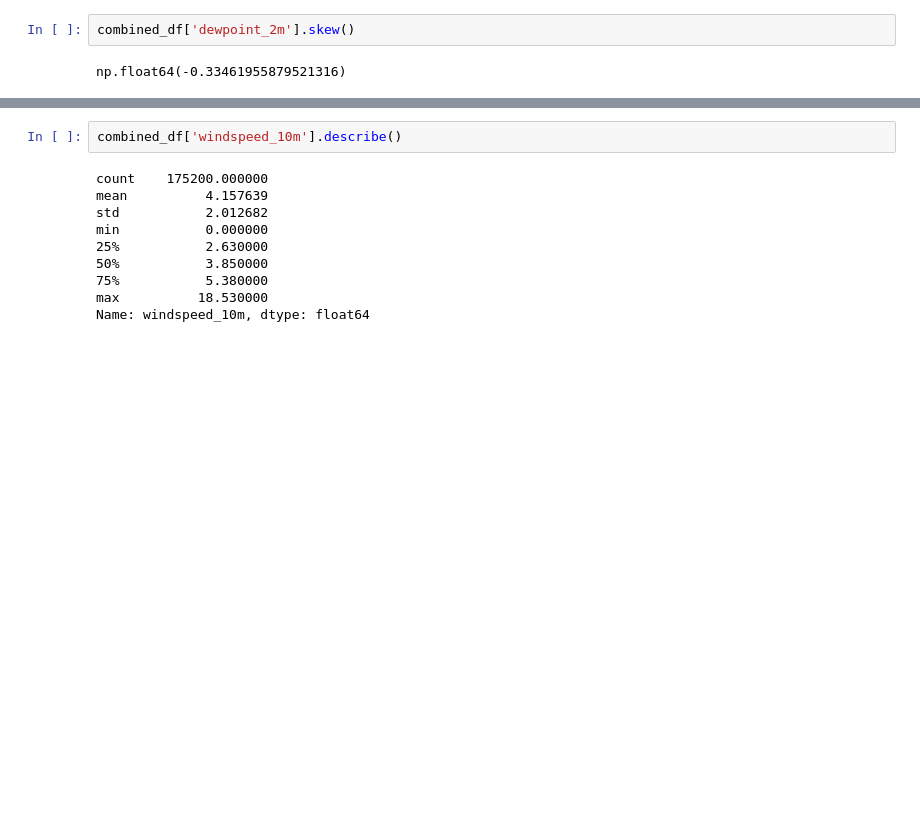
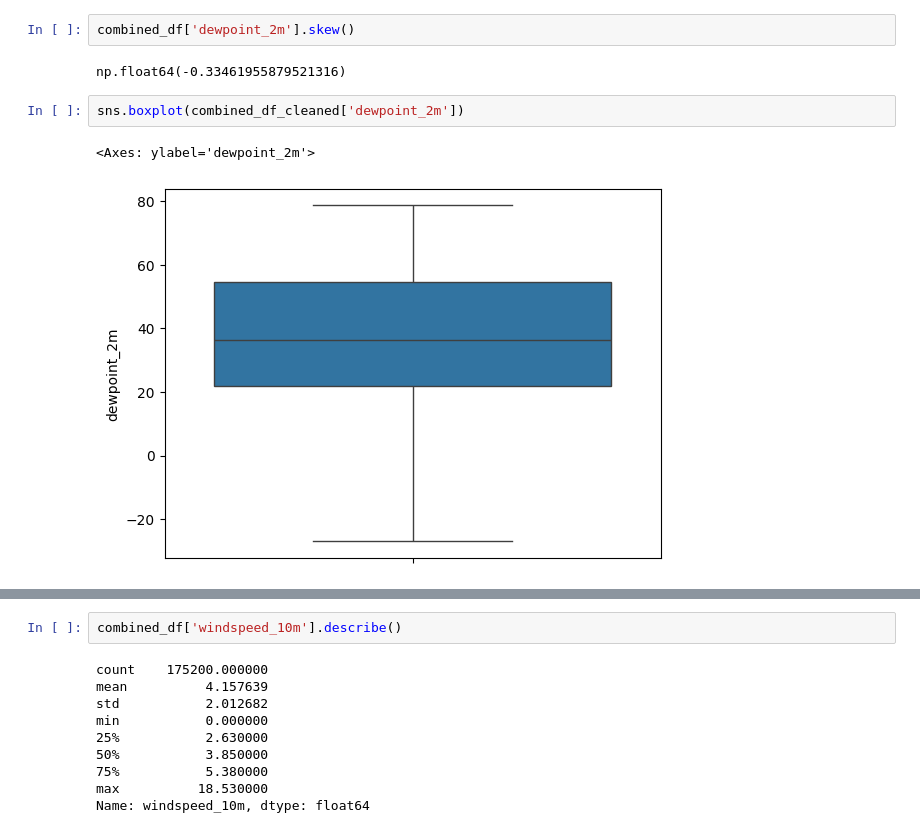
Before and after one commit to Tanishqsahu/new, a Jupyter notebook: climateeda.ipynb, the cells around one changed output, grey strips where cells are left out. Saved outputs shown, nothing was run; the diff lists cells and outputs as text; blank space fills up the shorter version.

```diff
--- a/climateeda.ipynb
+++ b/climateeda.ipynb
@@ -311,3 +329,8 @@ sns.histplot(combined_df['dewpoint_2m'],kde='true')
 combined_df['dewpoint_2m'].skew()
 # %% [output]
 np.float64(-0.33461955879521316)
+# %%
+sns.boxplot(combined_df_cleaned['dewpoint_2m'])
+# %% [output]
+<Axes: ylabel='dewpoint_2m'>
+[figure, added]
```
Also changed, not shown: parts of 4 cells of this notebook.
